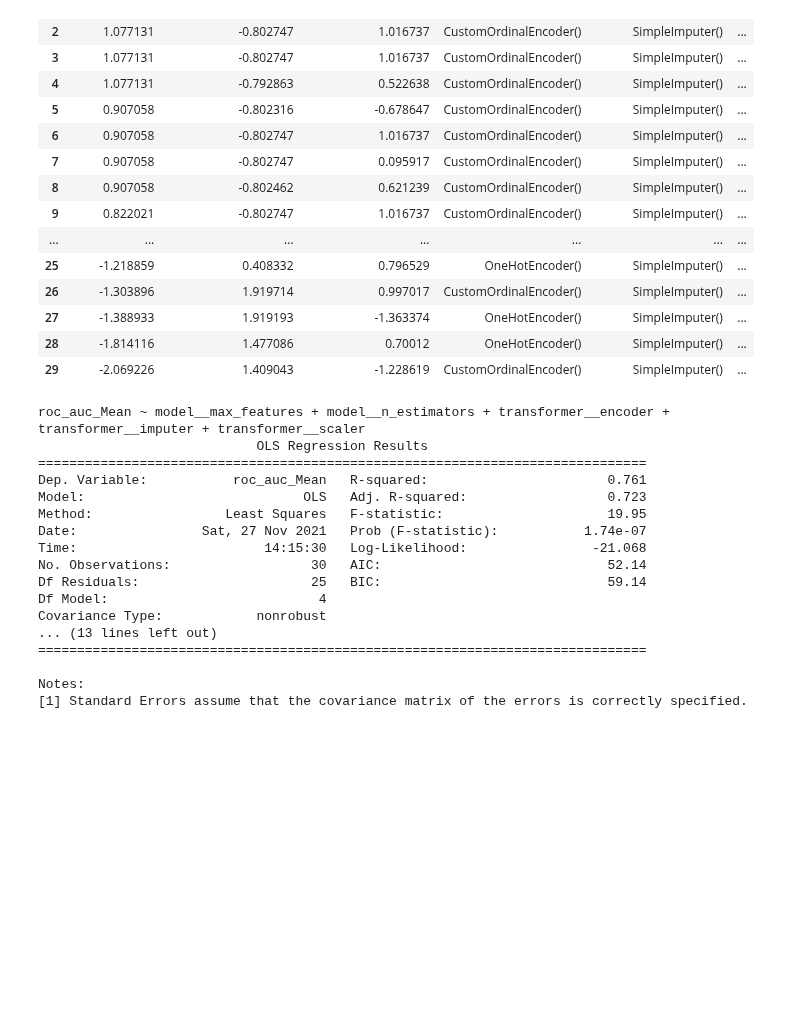
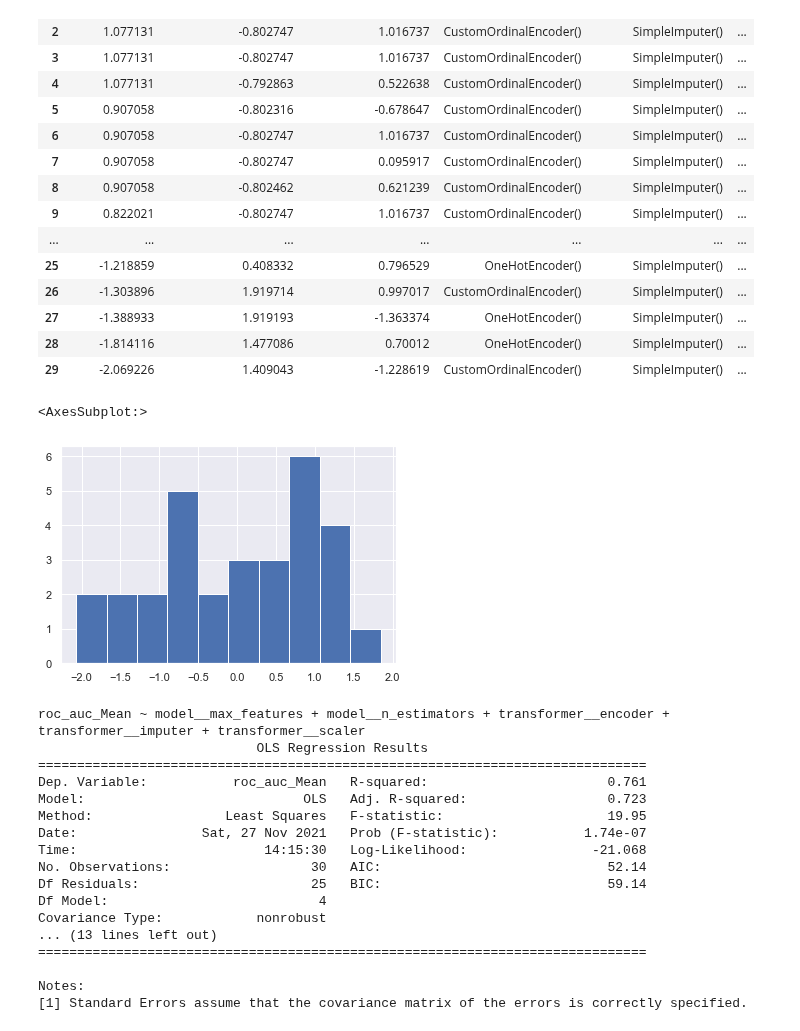
Before and after one commit to shane-kercheval/python-examples, a Jupyter notebook: Classification.ipynb, the cells around one changed output. Cells and saved outputs as stored; diff of their text form; code cells hidden in the pictures; blank space fills up the shorter version.

```diff
--- a/Classification.ipynb
+++ b/Classification.ipynb
@@ -1159,6 +1159,11 @@ bayes_search_transformed
 | 27 | -1.388933 | 1.919193 | -1.363374 | OneHotEncoder() | SimpleImputer() | ... |
 | 28 | -1.814116 | 1.477086 | 0.70012 | OneHotEncoder() | SimpleImputer() | ... |
 | 29 | -2.069226 | 1.409043 | -1.228619 | CustomOrdinalEncoder() | SimpleImputer() | ... |
+# %%
+bayes_search_transformed['roc_auc_Mean'].hist()
+# %% [output]
+<AxesSubplot:>
+[figure, added]
 # %%
 bayes_search_transformed['roc_auc_Mean'] = bayes_search_transformed['roc_auc_Mean'].astype('float')
 bayes_search_transformed['model__max_features'] = bayes_search_transformed['model__max_features'].astype('float')
```
